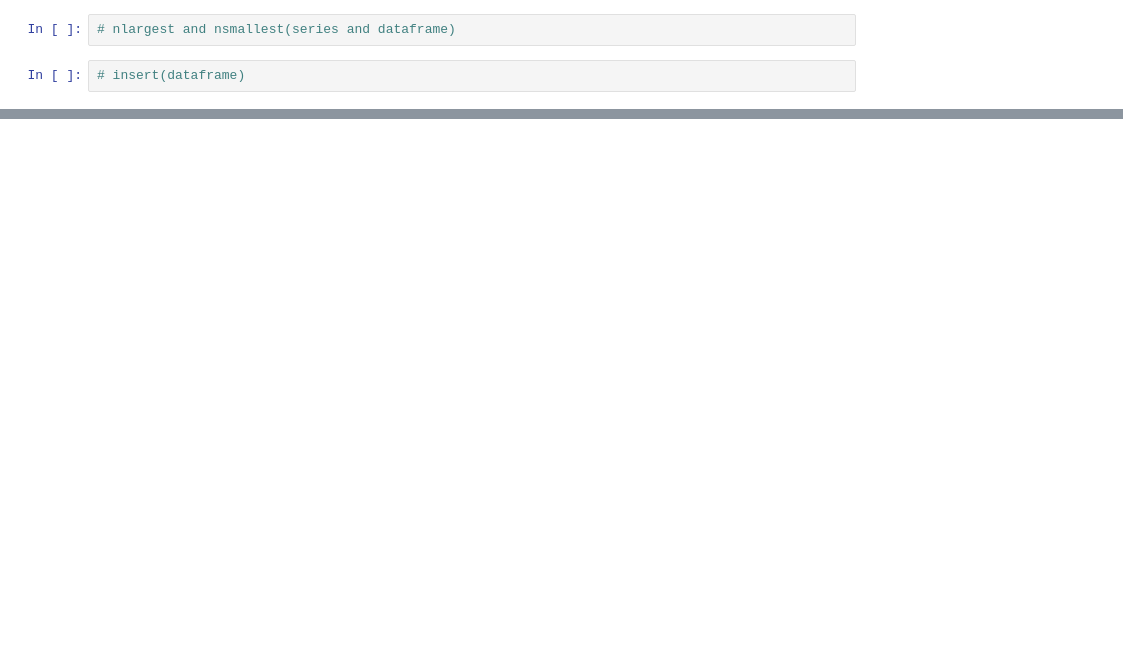
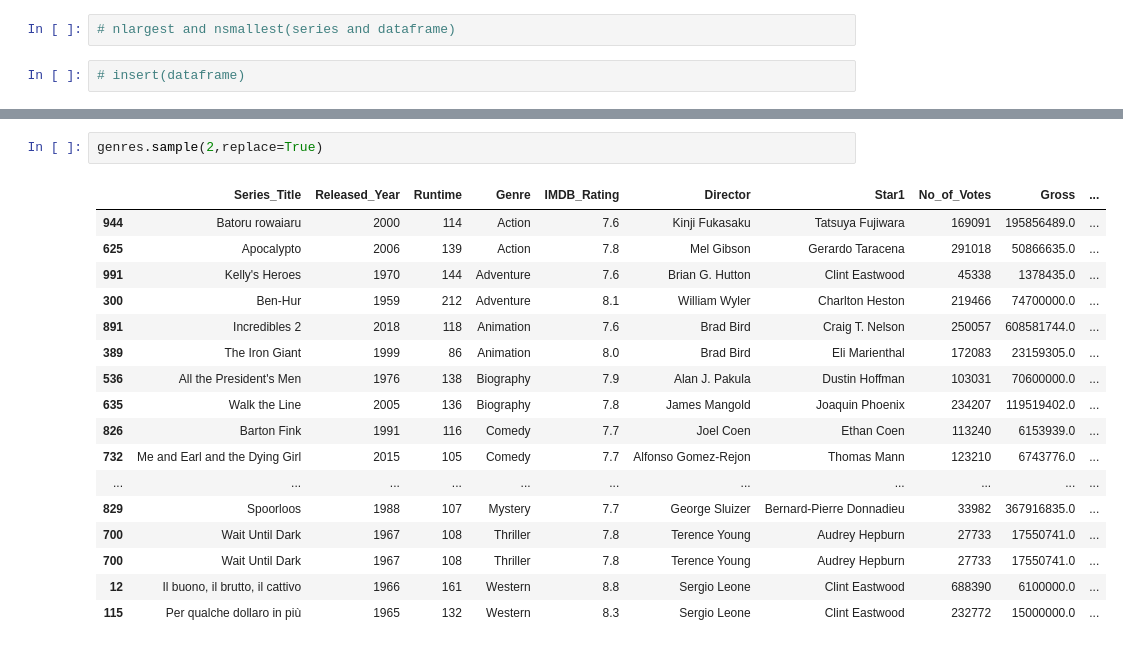
Before and after one commit to ankitpredictsX/Data-Science, a Jupyter notebook: pandas.ipynb, the cells around one changed output, grey strips where cells are left out. Drawn from its saved outputs; the diff is of its cells as text; blank space fills up the shorter version.

```diff
--- a/pandas.ipynb
+++ b/pandas.ipynb
@@ -2419,0 +2633,20 @@ points_df
+# %%
+genres.sample(2,replace=True)
+# %% [output]
+|  | Series_Title | Released_Year | Runtime | Genre | IMDB_Rating | Director | Star1 | No_of_Votes | Gross | ... |
+| 944 | Batoru rowaiaru | 2000 | 114 | Action | 7.6 | Kinji Fukasaku | Tatsuya Fujiwara | 169091 | 195856489.0 | ... |
+| 625 | Apocalypto | 2006 | 139 | Action | 7.8 | Mel Gibson | Gerardo Taracena | 291018 | 50866635.0 | ... |
+| 991 | Kelly's Heroes | 1970 | 144 | Adventure | 7.6 | Brian G. Hutton | Clint Eastwood | 45338 | 1378435.0 | ... |
+| 300 | Ben-Hur | 1959 | 212 | Adventure | 8.1 | William Wyler | Charlton Heston | 219466 | 74700000.0 | ... |
+| 891 | Incredibles 2 | 2018 | 118 | Animation | 7.6 | Brad Bird | Craig T. Nelson | 250057 | 608581744.0 | ... |
+| 389 | The Iron Giant | 1999 | 86 | Animation | 8.0 | Brad Bird | Eli Marienthal | 172083 | 23159305.0 | ... |
+| 536 | All the President's Men | 1976 | 138 | Biography | 7.9 | Alan J. Pakula | Dustin Hoffman | 103031 | 70600000.0 | ... |
+| 635 | Walk the Line | 2005 | 136 | Biography | 7.8 | James Mangold | Joaquin Phoenix | 234207 | 119519402.0 | ... |
+| 826 | Barton Fink | 1991 | 116 | Comedy | 7.7 | Joel Coen | Ethan Coen | 113240 | 6153939.0 | ... |
+| 732 | Me and Earl and the Dying Girl | 2015 | 105 | Comedy | 7.7 | Alfonso Gomez-Rejon | Thomas Mann | 123210 | 6743776.0 | ... |
+| ... | ... | ... | ... | ... | ... | ... | ... | ... | ... | ... |
+| 829 | Spoorloos | 1988 | 107 | Mystery | 7.7 | George Sluizer | Bernard-Pierre Donnadieu | 33982 | 367916835.0 | ... |
+| 700 | Wait Until Dark | 1967 | 108 | Thriller | 7.8 | Terence Young | Audrey Hepburn | 27733 | 17550741.0 | ... |
+| 700 | Wait Until Dark | 1967 | 108 | Thriller | 7.8 | Terence Young | Audrey Hepburn | 27733 | 17550741.0 | ... |
+| 12 | Il buono, il brutto, il cattivo | 1966 | 161 | Western | 8.8 | Sergio Leone | Clint Eastwood | 688390 | 6100000.0 | ... |
+| 115 | Per qualche dollaro in più | 1965 | 132 | Western | 8.3 | Sergio Leone | Clint Eastwood | 232772 | 15000000.0 | ... |
```
Also changed, not shown: parts of 47 cells of this notebook.
